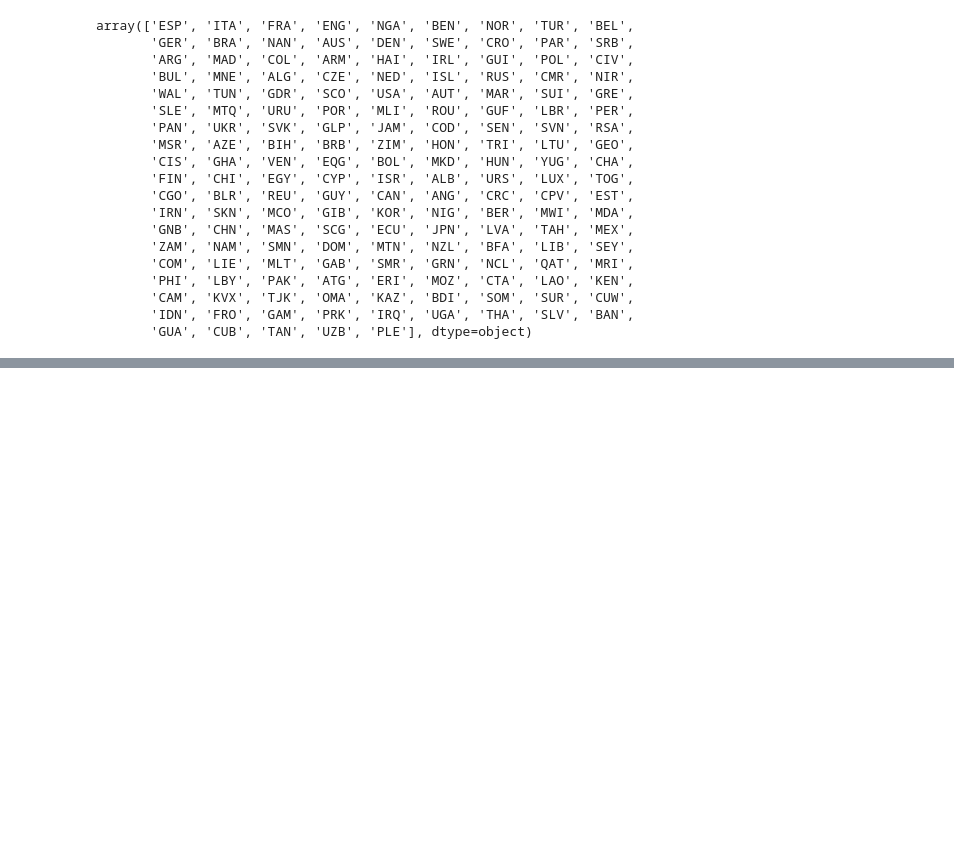
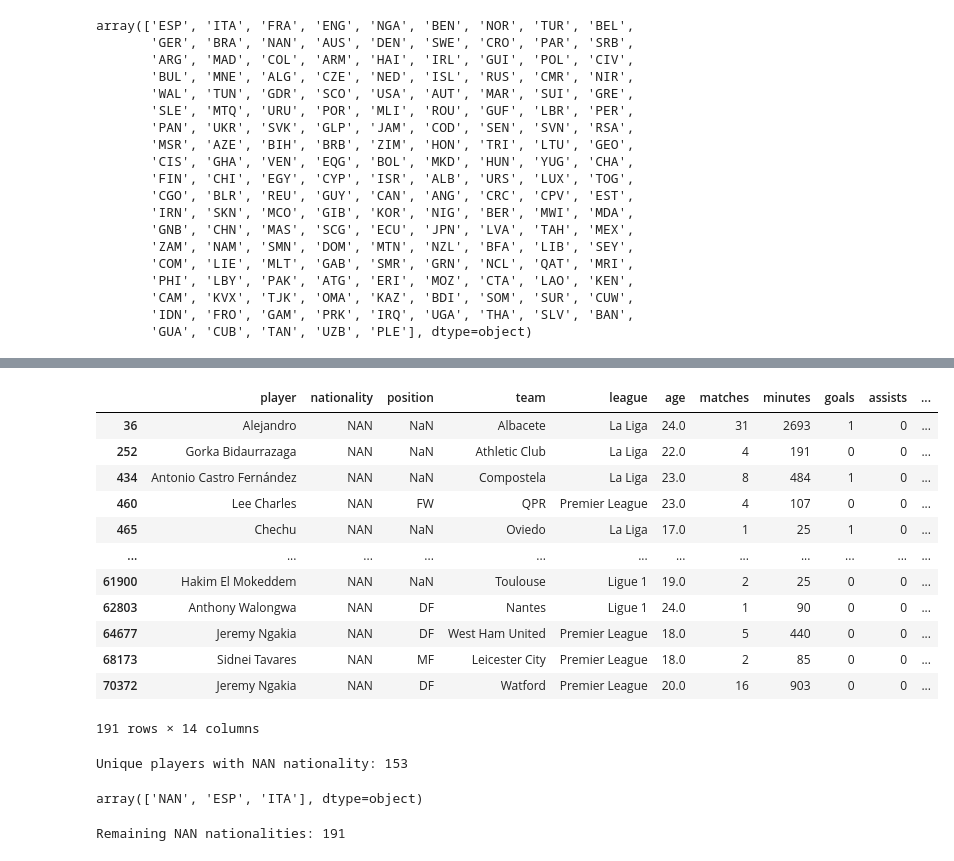
Before and after one commit to hamza-data/striker_era_ranking, a Jupyter notebook: notebooks/full-house-explore.ipynb, the cells around one changed output, grey strips where cells are left out. Saved outputs shown, nothing was run; the diff lists cells and outputs as text; code cells hidden in the pictures; blank space fills up the shorter version.

```diff
--- a/notebooks/full-house-explore.ipynb
+++ b/notebooks/full-house-explore.ipynb
@@ -290,0 +614,19 @@ array(['ESP', 'ITA', 'FRA', 'ENG', 'NGA', 'BEN', 'NOR', 'TUR', 'BEL',
+# %%
+nationality_to_continent.update({
+
+    'GER': 'Europe',
+    'EST': 'Europe',
+
+    'MAS': 'Asia',
+
+    'SMN': 'North America',
+    'MTN': 'North America',
+
+    'MRI': 'Africa',
+    'CTA': 'Africa',
+
+    'NAN': None
+})
+
+df_player_updated['continent'] = (df_player_updated['nationality'].map(nationality_to_continent))
+df_player_updated.head()
@@ -290,0 +640,60 @@ array(['ESP', 'ITA', 'FRA', 'ENG', 'NGA', 'BEN', 'NOR', 'TUR', 'BEL',
+# %%
+df_player_updated[df_player_updated['nationality'] == 'NAN']
+# %% [output]
+|  | player | nationality | position | team | league | age | matches | minutes | goals | assists | ... |
+| 36 | Alejandro | NAN | NaN | Albacete | La Liga | 24.0 | 31 | 2693 | 1 | 0 | ... |
+| 252 | Gorka Bidaurrazaga | NAN | NaN | Athletic Club | La Liga | 22.0 | 4 | 191 | 0 | 0 | ... |
+| 434 | Antonio Castro Fernández | NAN | NaN | Compostela | La Liga | 23.0 | 8 | 484 | 1 | 0 | ... |
+| 460 | Lee Charles | NAN | FW | QPR | Premier League | 23.0 | 4 | 107 | 0 | 0 | ... |
+| 465 | Chechu | NAN | NaN | Oviedo | La Liga | 17.0 | 1 | 25 | 1 | 0 | ... |
+| ... | ... | ... | ... | ... | ... | ... | ... | ... | ... | ... | ... |
+| 61900 | Hakim El Mokeddem | NAN | NaN | Toulouse | Ligue 1 | 19.0 | 2 | 25 | 0 | 0 | ... |
+| 62803 | Anthony Walongwa | NAN | DF | Nantes | Ligue 1 | 24.0 | 1 | 90 | 0 | 0 | ... |
+| 64677 | Jeremy Ngakia | NAN | DF | West Ham United | Premier League | 18.0 | 5 | 440 | 0 | 0 | ... |
+| 68173 | Sidnei Tavares | NAN | MF | Leicester City | Premier League | 18.0 | 2 | 85 | 0 | 0 | ... |
+| 70372 | Jeremy Ngakia | NAN | DF | Watford | Premier League | 20.0 | 16 | 903 | 0 | 0 | ... |
+191 rows × 14 columns
+# %%
+nan_nationality_players = df_player_updated.loc[
+    df_player['nationality'] == 'NAN',
+    'player'
+].nunique()
+
+print("Unique players with NAN nationality:", nan_nationality_players)
+# %% [output]
+Unique players with NAN nationality: 153
+# %%
+nan_players = df_player_updated.loc[
+    df_player_updated['nationality'] == 'NAN',
+    'player'
+].unique()
+
+player_nationality_check = df_player_updated[
+    df_player_updated['player'].isin(nan_players)
+][['player', 'nationality', 'season']].sort_values('player')
+
+player_nationality_check['nationality'].unique()
+# %% [output]
+array(['NAN', 'ESP', 'ITA'], dtype=object)
+# %%
+known_nationalities = (
+    df_player[df_player['nationality'] != 'NAN']
+    .groupby('player')['nationality']
+    .agg(lambda x: x.mode().iloc[0])
+)
+
+df_player_updated['nationality'] = df_player_updated.apply(
+    lambda row: (
+        known_nationalities.get(row['player'])
+        if row['nationality'] == 'NAN'
+        else row['nationality']
+    ),
+    axis=1
+)
+
+print(
+    "Remaining NAN nationalities:",
+    (df_player['nationality'] == 'NAN').sum()
+)
+# %% [output]
+Remaining NAN nationalities: 191
```
Also changed, not shown: parts of 26 cells of this notebook, 4 other files.
